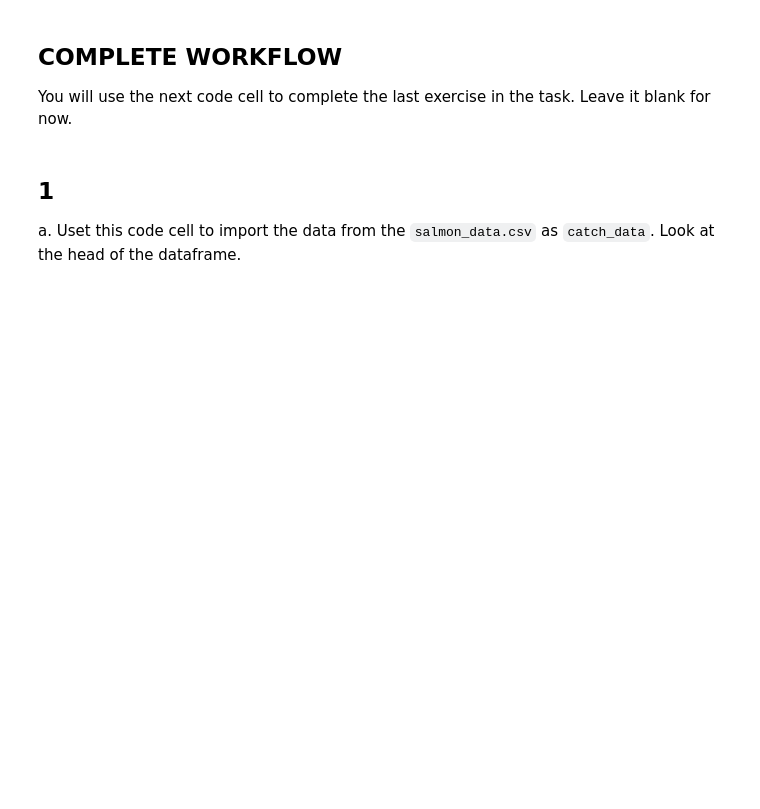
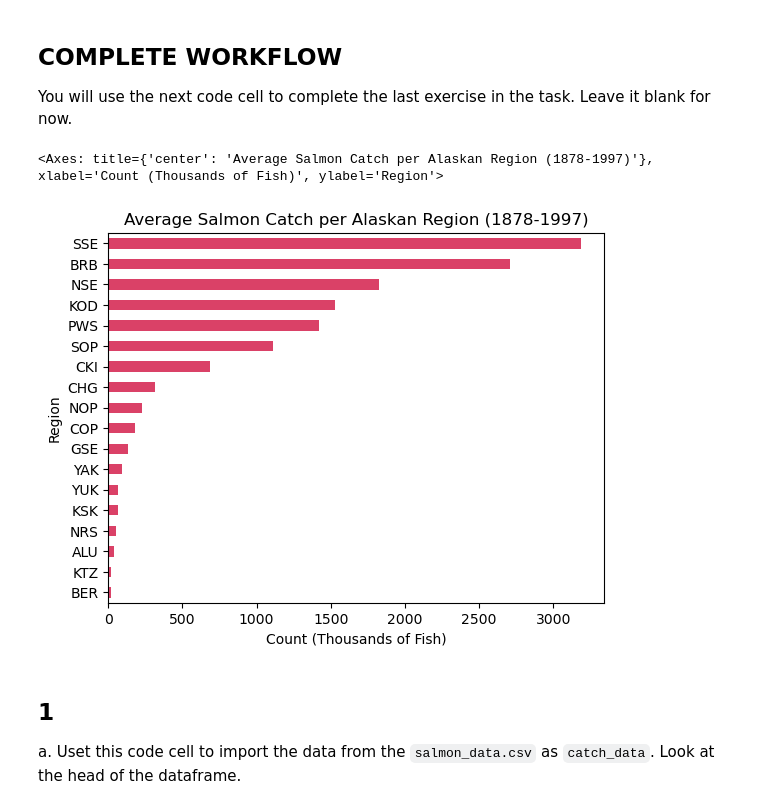
Before and after one commit to zachyyy700/eds220-hwk2, a Jupyter notebook: task2/hwk2-task2-salmon-LOO.ipynb, the cells around one changed output. Drawn from its saved outputs; the diff is of its cells as text; code cells hidden in the pictures; blank space fills up the shorter version.

Commit message:
Complete salmon tasks

```diff
--- a/task2/hwk2-task2-salmon-LOO.ipynb
+++ b/task2/hwk2-task2-salmon-LOO.ipynb
@@ -53,3 +51,30 @@ You will use the next code cell to complete the last exercise in the task. Leave
+# %%
+# FINAL CODE
+
+# Import pandas
+import pandas as pd
+
+# Load data
+catch_data = pd.read_csv('data/salmon_data.csv')
+
+# Change invalid value in Catch column & update column to type int64
+# Justify knowing row index?
+catch_data.loc[400, ['Catch']] = 1
+
+# Change Catch column to type int64
+catch_data['Catch'] = catch_data['Catch'].astype('int64')
+
+# Create dataframe for average fish catch by region
+avg_region = catch_data.groupby('Region')['Catch'].mean().round(2).sort_values(ascending=True) # Sort values for descending bar plot
+
+# Plot barplot
+avg_region.plot(kind='barh', color='#da4167',
+                title="Average Salmon Catch per Alaskan Region (1878-1997)",
+                xlabel="Count (Thousands of Fish)",
+                y = "Region")
+# %% [output]
+<Axes: title={'center': 'Average Salmon Catch per Alaskan Region (1878-1997)'}, xlabel='Count (Thousands of Fish)', ylabel='Region'>
+[figure, added]
 # %% [markdown]
 ## 1
 
```
Also changed, not shown: parts of 9 cells of this notebook.
